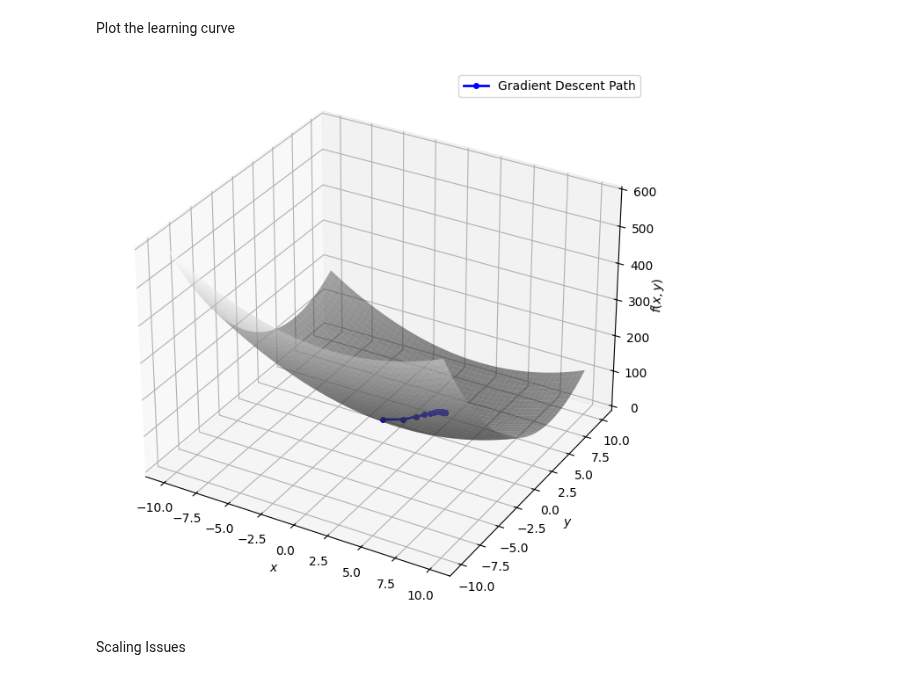
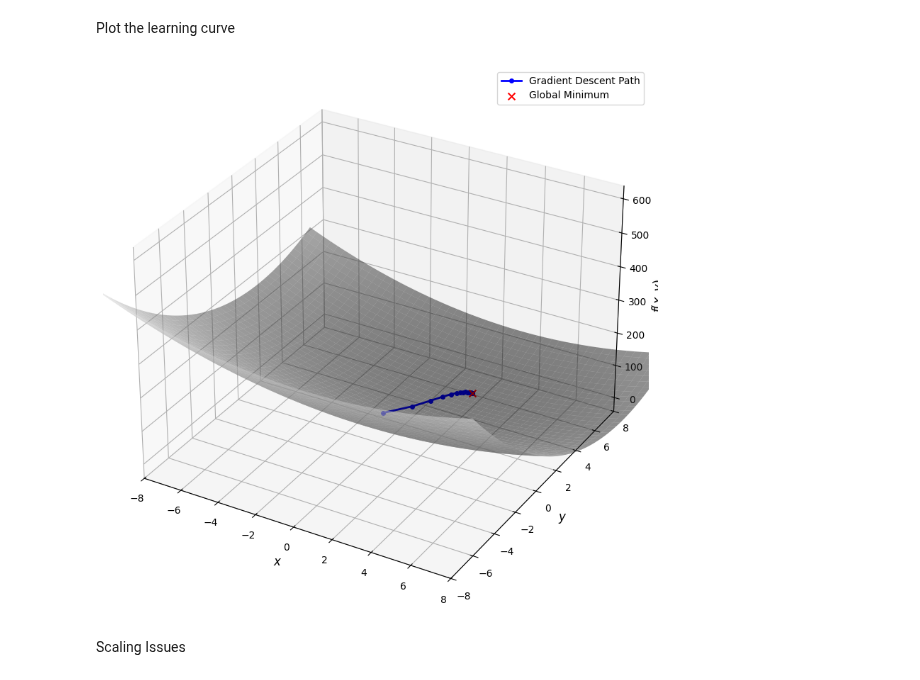
Before and after one commit to roiyeho/ml-book, a Jupyter notebook: AppendixE/GradientDescent.ipynb, the cells around one changed output. Saved outputs shown, nothing was run; the diff lists cells and outputs as text; code cells hidden in the pictures.

```diff
--- a/AppendixE/GradientDescent.ipynb
+++ b/AppendixE/GradientDescent.ipynb
@@ -33,11 +33,12 @@ def gradient_descent(f, x0, alpha, max_iter=100, tol=1e-6, eps=1e-5):
     return x, x_history
 # %%
 def f(point):
-   x, y = point
-   return (x - 2)**2 + 2 * (y - 5)**2
+    """Quadratic objective function"""
+    x, y = point
+    return (x - 2)**2 + 2 * (y - 5)**2
 
 p0 = [0, 0]  # Initial guess
-alpha = 0.1  # Learning rate
+alpha = 0.1  # Step size
 
 minimum, x_history = gradient_descent(f, p0, alpha)
 print('Minimum:', minimum)
@@ -50,35 +51,48 @@ Plot the learning curve
 # %%
 # Create a meshgrid for x and y values
 x_values = np.linspace(-10, 10, 500)
 y_values = np.linspace(-10, 10, 500)
 x_mesh, y_mesh = np.meshgrid(x_values, y_values)
 
-# Evaluate f over the meshgrid using broadcasting
+# Evaluate f over the meshgrid
 z_mesh = f([x_mesh, y_mesh])
 
 # Extract the path taken by gradient descent
 x_path, y_path = np.array(x_history).T
 z_path = f([x_path, y_path])
 
-# Plotting
+# Global minimum coordinates
+x_min, y_min = 2, 5
+z_min = f([x_min, y_min])
+
+# Plot the surface
 fig = plt.figure(figsize=(10, 8))
 ax = fig.add_subplot(111, projection='3d')
-
-# Plot the surface
 ax.plot_surface(x_mesh, y_mesh, z_mesh, cmap='gray', alpha=0.5)
 
 # Overlay the gradient descent path
 ax.plot(x_path, y_path, z_path, color='b', marker='o', markersize=4,
         linestyle='-', linewidth=2, label='Gradient Descent Path')
 
-ax.set_xlabel('$x$')
-ax.set_ylabel('$y$')
-ax.set_zlabel('$f(x, y)$', labelpad=-0.3)
+# Plot the full line as a single color (optional)
+#ax.plot(x_path, y_path, z_path, color='black', linestyle='-', linewidth=1)
+
+# Use scatter for colored markers
+#ax.scatter(x_path, y_path, z_path, color='black', s=30, marker='o', label='Gradient Descent Path')
+
+# Mark the global minimum with an 'X'
+ax.scatter(x_min, y_min, z_min, color='red', marker='x', s=50, label='Global Minimum')
+ax.set_xlim([-8.0, 8.0])
+ax.set_ylim([-8.0, 8.0])
+ax.set_xlabel('$x$', fontsize=12)
+ax.set_ylabel('$y$', fontsize=12)
+ax.set_zlabel('$f(x, y)$', fontsize=12)
 ax.legend()
+plt.tight_layout()
 
-plt.savefig('figures/gradient_descent_path.pdf', bbox_inches='tight')
+plt.savefig('figures/gradient_descent_path.pdf')
 # %% [output]
-[figure, old version]
+[figure, new version]
 # %% [markdown]
 Scaling Issues
 # %%
```
Also changed, not shown: parts of 1 cell of this notebook, 25 other files.
